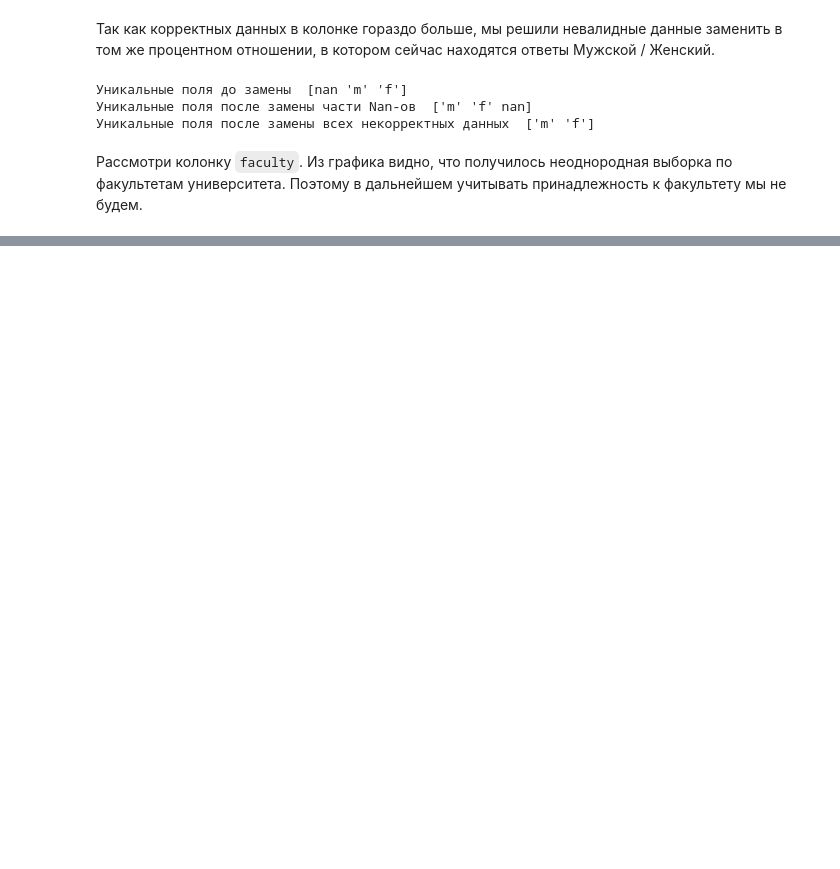
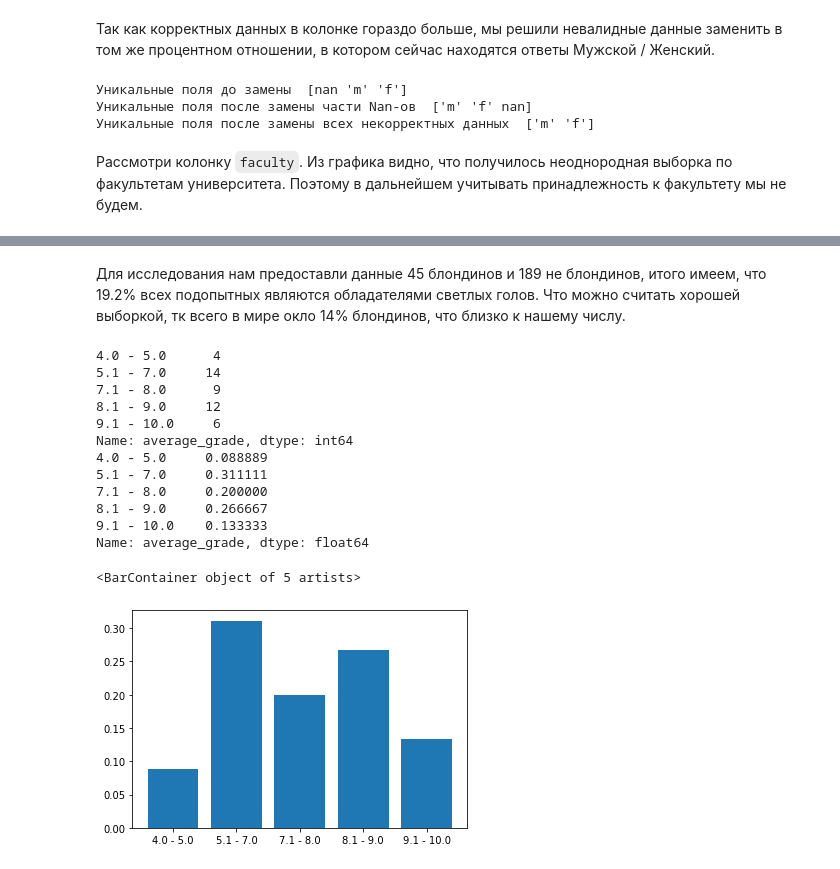
Before and after one commit to sherri-ice/DataAnalyseProject, a Jupyter notebook: vkiad_project.ipynb, the cells around one changed output, grey strips where cells are left out. Cells and saved outputs as stored; diff of their text form; code cells hidden in the pictures; blank space fills up the shorter version.

Commit message:
blond dependencies

```diff
--- a/vkiad_project.ipynb
+++ b/vkiad_project.ipynb
@@ -135,0 +140,7 @@ data_frame
+# %%
+df = data_frame
+df = df[['blond', 'average_grade']]
+blond_grades = df[df['blond'] == True]
+not_blond_grades = df[df['blond'] == False]
+print("число блондинов - ", blond_grades.blond.size)
+print("число не блондинов - ", not_blond_grades.blond.size)
@@ -135,0 +154,26 @@ data_frame
+# %% [markdown]
+Для исследования нам предоставли данные 45 блондинов и 189 не блондинов, итого имеем, что 19.2% всех подопытных являются обладателями светлых голов. Что можно считать хорошей выборкой, тк всего в мире окло 14% блондинов, что близко к нашему числу.
+# %%
+grades = blond_grades.average_grade.value_counts()
+grades = grades.reindex(['4.0 - 5.0', '5.1 - 7.0','7.1 - 8.0', '8.1 - 9.0', '9.1 - 10.0'])
+print(grades)
+max_grade = np.sum(grades.values)
+grades = grades / max_grade
+print(grades)
+plt.xticks(np.arange(grades.index.size), grades.index)
+plt.bar(range(blond_grades.average_grade.unique().size), grades)
+# %% [output]
+4.0 - 5.0      4
+5.1 - 7.0     14
+7.1 - 8.0      9
+8.1 - 9.0     12
+9.1 - 10.0     6
+Name: average_grade, dtype: int64
+4.0 - 5.0     0.088889
+5.1 - 7.0     0.311111
+7.1 - 8.0     0.200000
+8.1 - 9.0     0.266667
+9.1 - 10.0    0.133333
+Name: average_grade, dtype: float64
+<BarContainer object of 5 artists>
+[figure, added]
```
Also changed, not shown: parts of 16 cells of this notebook.
